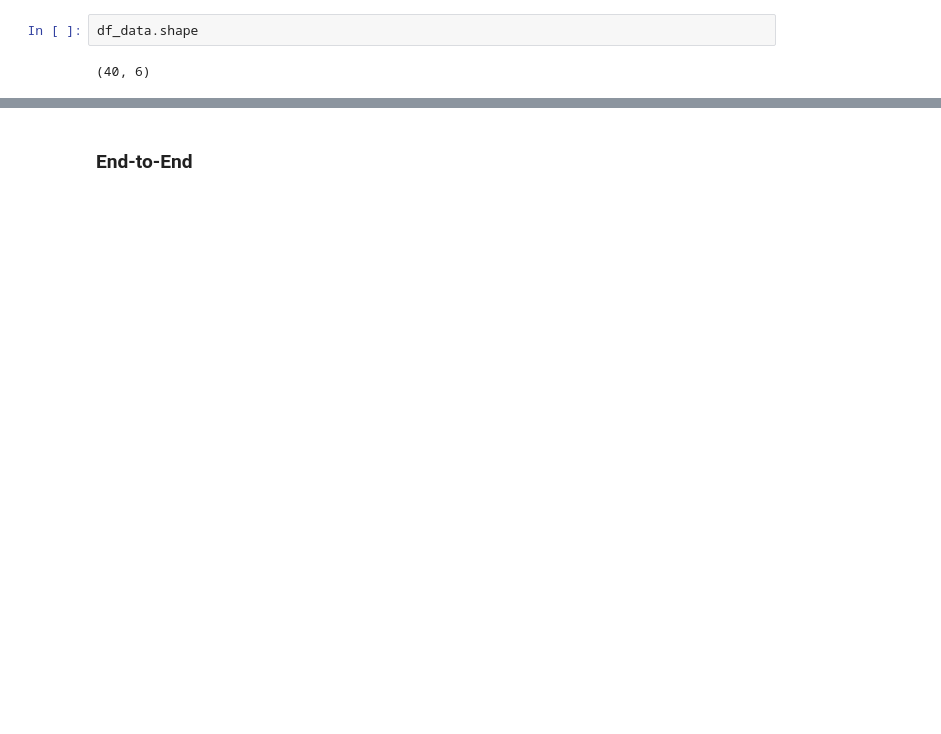
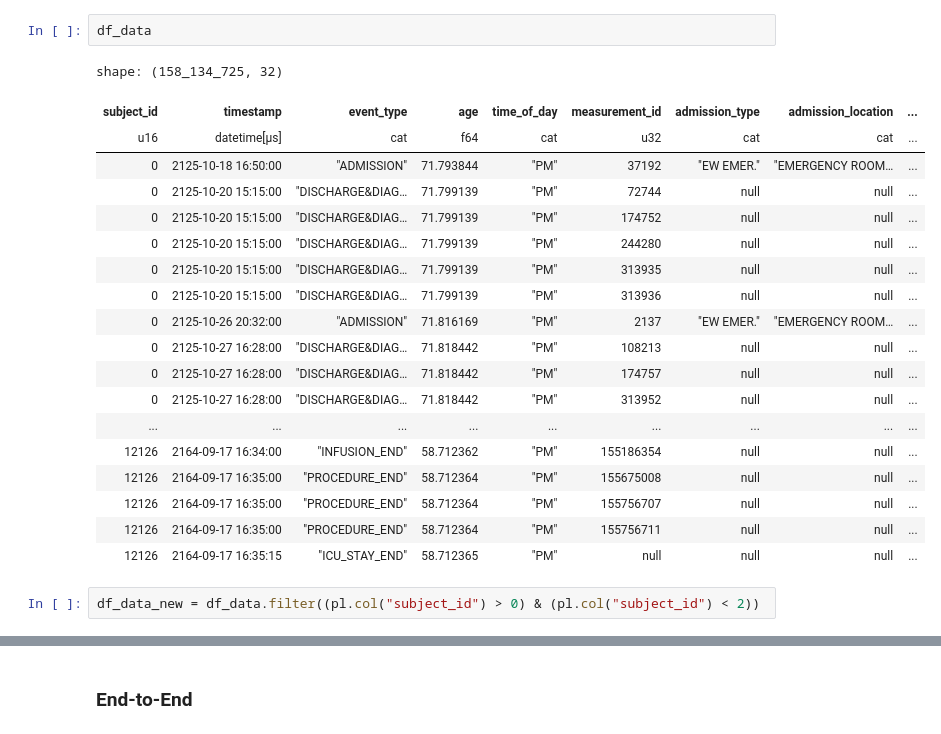
Before and after one commit to justin13601/ACES, a Jupyter notebook: to_organize/run_tests.ipynb, the cells around one changed output, grey strips where cells are left out. Saved outputs shown, nothing was run; the diff lists cells and outputs as text; blank space fills up the shorter version.

```diff
--- a/to_organize/run_tests.ipynb
+++ b/to_organize/run_tests.ipynb
@@ -14,4 +105,24 @@ df_data = pl.read_csv('sample_data.csv')
 # %%
-df_data.shape
+df_data
 # %% [output]
-(40, 6)
+shape: (158_134_725, 32)
+| subject_id | timestamp | event_type | age | time_of_day | measurement_id | admission_type | admission_location | ... |
+| u16 | datetime[μs] | cat | f64 | cat | u32 | cat | cat | ... |
+| 0 | 2125-10-18 16:50:00 | "ADMISSION" | 71.793844 | "PM" | 37192 | "EW EMER." | "EMERGENCY ROOM… | ... |
+| 0 | 2125-10-20 15:15:00 | "DISCHARGE&DIAG… | 71.799139 | "PM" | 72744 | null | null | ... |
+| 0 | 2125-10-20 15:15:00 | "DISCHARGE&DIAG… | 71.799139 | "PM" | 174752 | null | null | ... |
+| 0 | 2125-10-20 15:15:00 | "DISCHARGE&DIAG… | 71.799139 | "PM" | 244280 | null | null | ... |
+| 0 | 2125-10-20 15:15:00 | "DISCHARGE&DIAG… | 71.799139 | "PM" | 313935 | null | null | ... |
+| 0 | 2125-10-20 15:15:00 | "DISCHARGE&DIAG… | 71.799139 | "PM" | 313936 | null | null | ... |
+| 0 | 2125-10-26 20:32:00 | "ADMISSION" | 71.816169 | "PM" | 2137 | "EW EMER." | "EMERGENCY ROOM… | ... |
+| 0 | 2125-10-27 16:28:00 | "DISCHARGE&DIAG… | 71.818442 | "PM" | 108213 | null | null | ... |
+| 0 | 2125-10-27 16:28:00 | "DISCHARGE&DIAG… | 71.818442 | "PM" | 174757 | null | null | ... |
+| 0 | 2125-10-27 16:28:00 | "DISCHARGE&DIAG… | 71.818442 | "PM" | 313952 | null | null | ... |
+| ... | ... | ... | ... | ... | ... | ... | ... | ... |
+| 12126 | 2164-09-17 16:34:00 | "INFUSION_END" | 58.712362 | "PM" | 155186354 | null | null | ... |
+| 12126 | 2164-09-17 16:35:00 | "PROCEDURE_END" | 58.712364 | "PM" | 155675008 | null | null | ... |
+| 12126 | 2164-09-17 16:35:00 | "PROCEDURE_END" | 58.712364 | "PM" | 155756707 | null | null | ... |
+| 12126 | 2164-09-17 16:35:00 | "PROCEDURE_END" | 58.712364 | "PM" | 155756711 | null | null | ... |
+| 12126 | 2164-09-17 16:35:15 | "ICU_STAY_END" | 58.712365 | "PM" | null | null | null | ... |
+# %%
+df_data_new = df_data.filter((pl.col("subject_id") > 0) & (pl.col("subject_id") < 2))
```
Also changed, not shown: parts of 11 cells of this notebook, 1 other file.
